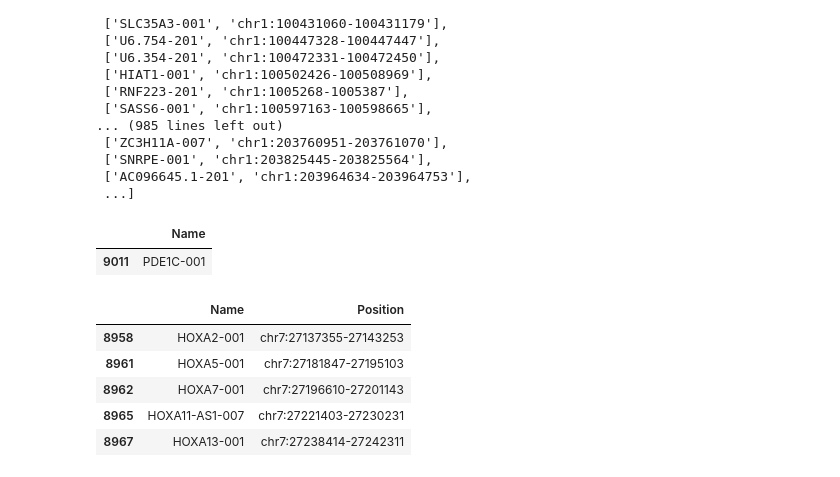
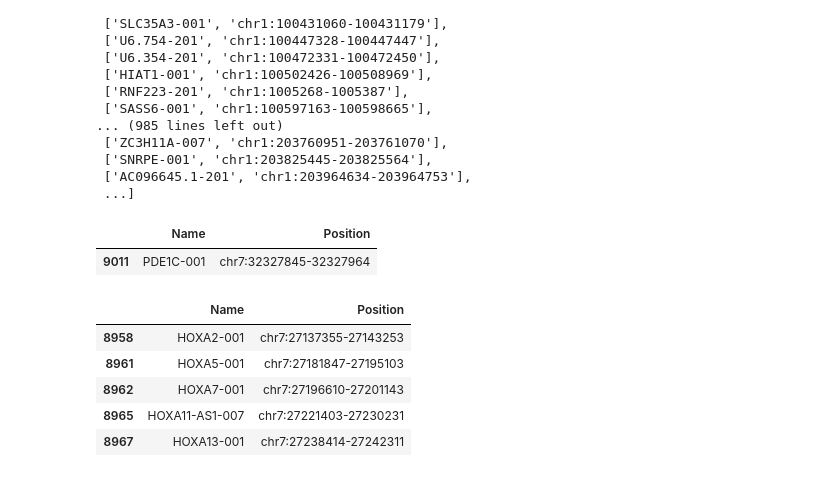
Before and after one commit to joachimwolff/Epigenetic-Graph-Analyzer, a Jupyter notebook: createInteractionsCoolerFormat_hg19_Mifsud.ipynb, the cells around one changed output. Drawn from its saved outputs; the diff is of its cells as text; code cells hidden in the pictures.

```diff
--- a/createInteractionsCoolerFormat_hg19_Mifsud.ipynb
+++ b/createInteractionsCoolerFormat_hg19_Mifsud.ipynb
@@ -207,20 +132,11 @@ def createMatrixTime2(pd_interactions, cut_intervals, allow_inter_chr_interactio
 # %%
-import multiprocessing
-from functools import partial
 from multiprocessing import Process, Queue
 import time
-    # except Exception as exp:
-    #     ic(exp, cut_intervals, len(cut_intervals))
-
 
 
 def process_interactions(interactions, hic_matrix, allow_inter_chr_interactions, pQueue):
-    # row_indices = []
-    # col_indices = []
-    # data = []
     hic_lil_matrix = sp.lil_matrix(hic_matrix.matrix.shape)
     for chromosome_1, start_1, end_1, chromosome_2, start_2, end_2, value in zip(interactions[0], interactions[1], interactions[2], interactions[3], interactions[4], interactions[5], interactions[6]):
-        # chromosome_1, start_1, end_1, chromosome_2, start_2, end_2, value = interaction
         if value == 0:
             continue
         if not allow_inter_chr_interactions:
@@ -234,9 +150,6 @@ def process_interactions(interactions, hic_matrix, allow_inter_chr_interactions,
             bin_id_1 = hic_matrix.getRegionBinRange(chromosome_1, start_1, end_1)
             bin_id_2 = hic_matrix.getRegionBinRange(chromosome_2, start_2, end_2)
             hic_lil_matrix[bin_id_1, bin_id_2] = value
-            # row_indices.append(bin_id_1[0])
-            # col_indices.append(bin_id_2[0])
-            # data.append(value)
         except Exception as exp:
             print(traceback.print_exc())
             ic(chromosome_1, start_1, end_1, value)
@@ -244,24 +157,12 @@ def process_interactions(interactions, hic_matrix, allow_inter_chr_interactions,
             pQueue.put('Fail: ' + str(exp) + traceback.format_exc())
             return
 
-    # dimensions = hic_matrix.matrix.shape[0]
-    # coo = coo_matrix((data, (row_indices, col_indices)), shape=hic_matrix.matrix.shape)
-
-    ic("matrix data inner thread: ", hic_lil_matrix)
-
-    # if len(hic_lil_matrix.data) > 0:
-    #     hic_csr = hic_lil_matrix.tocsr()
-    # else:
-    #     hic_csr = csr_matrix(hic_matrix.matrix.shape)
     pQueue.put(hic_lil_matrix)
     return
 
 def run_parallel(interactions, hic_matrix, allow_inter_chr_interactions):
     num_processes = 8# multiprocessing.cpu_count()
-    # pool = multiprocessing.Pool(processes=num_processes)
     chunk_size = len(interactions) // num_processes
-    ic("Chunk size: ", chunk_size)
-    ic("Number of processes: ", num_processes)
     queue = [None] * num_processes
     process = [None] * num_processes
     all_data_collected = False
@@ -320,13 +221,8 @@ def run_parallel(interactions, hic_matrix, allow_inter_chr_interactions):
 
 def createMatrixTime(pd_interactions, cut_intervals, allow_inter_chr_interactions):
     hic_matrix_csr = sp.lil_matrix((len(cut_intervals), len(cut_intervals)))
-    ic("Matrix shape: ", hic_matrix_csr.shape)
     hic_matrix = hm.hiCMatrix()
-    # try:
     hic_matrix.setMatrix(hic_matrix_csr, cut_intervals)
-    # Modify the code to pass the interactions to the run_parallel function
-    # interactions = zip(pd_interactions[0], pd_interactions[1], pd_interactions[2], pd_interactions[3], pd_interactions[4], pd_interactions[5], pd_interactions[6])
-    # interactions = list(interactions)
     hic_matrix = run_parallel(pd_interactions, hic_matrix, allow_inter_chr_interactions)
 
     return hic_matrix
@@ -367,24 +263,14 @@ def createCutIntervals(chromosome_size_file, resolution):
 def importInteractionsFromWashUTime(list_of_washU_files, cut_intervals, allow_inter_chr_interactions=False, compression='gzip'):
 
     hic_matrix_list = []
-    pd_interactions_list = []
     matrix_merged_csr = None
 
-
-
-    # print(cut_intervals)
     for i, path_interactions in enumerate(list_of_washU_files):
         dtype_dict = {0:str, 1:int, 2:int, 3:str, 4:int, 5:int, 6:float}
         pd_interactions = pd.read_table(path_interactions, header=None, sep='\t|,', compression=compression, dtype=dtype_dict)
 
-        # pr_interactions_list.append(pd_interactions)
-        ic("COmpute matrix")
-
         hic_matrix = createMatrixTime(pd_interactions, cut_intervals, allow_inter_chr_interactions)
-
-
         hic_matrix_list.append(hic_matrix)
-        ic("Merge matrix")
 
         # merge matrices
         if matrix_merged_csr is None:
@@ -392,8 +278,6 @@ def importInteractionsFromWashUTime(list_of_washU_files, cut_intervals, allow_in
         else:
             matrix_merged_csr += hic_matrix_list[i].matrix.tocsr()
 
-
-    ic("COmpute intersection matrix")
     # compute an intersection matrix
     intersection_result_matrix = hic_matrix_list[0].matrix
 
@@ -708,11 +353,11 @@ bait_list_CD34
  ['AC096645.1-201', 'chr1:203964634-203964753'],
  ...]
 # %%
-bait_list_CD34_df = pd.DataFrame(bait_list_CD34, columns=['Name'])
+bait_list_CD34_df = pd.DataFrame(bait_list_CD34, columns=['Name', "Position"])
 bait_list_CD34_df[bait_list_CD34_df["Name"].str.contains("PDE1C")]
 # %% [output]
-|  | Name |
-| 9011 | PDE1C-001 |
+|  | Name | Position |
+| 9011 | PDE1C-001 | chr7:32327845-32327964 |
 # %%
 bait_list_GM12878_df = pd.DataFrame(bait_list_GM12878, columns=['Name', "Position"])
 bait_list_GM12878_df[bait_list_GM12878_df["Name"].str.contains("HOXA")]
```
Also changed, not shown: parts of 37 cells of this notebook.
